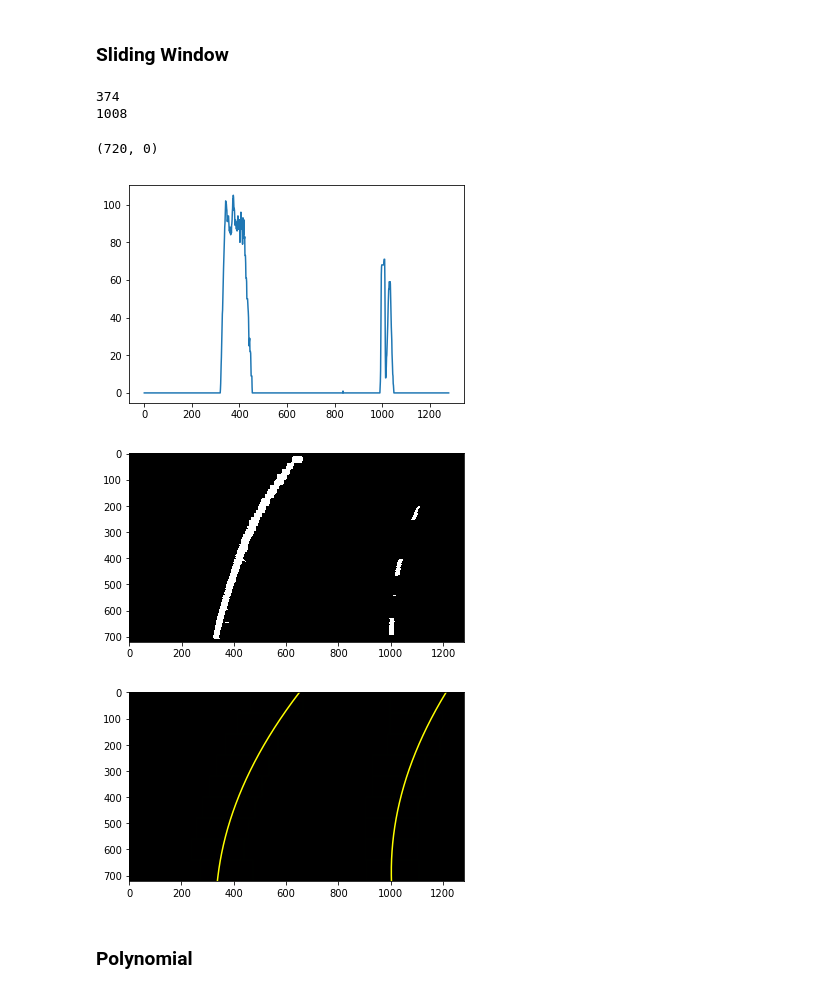
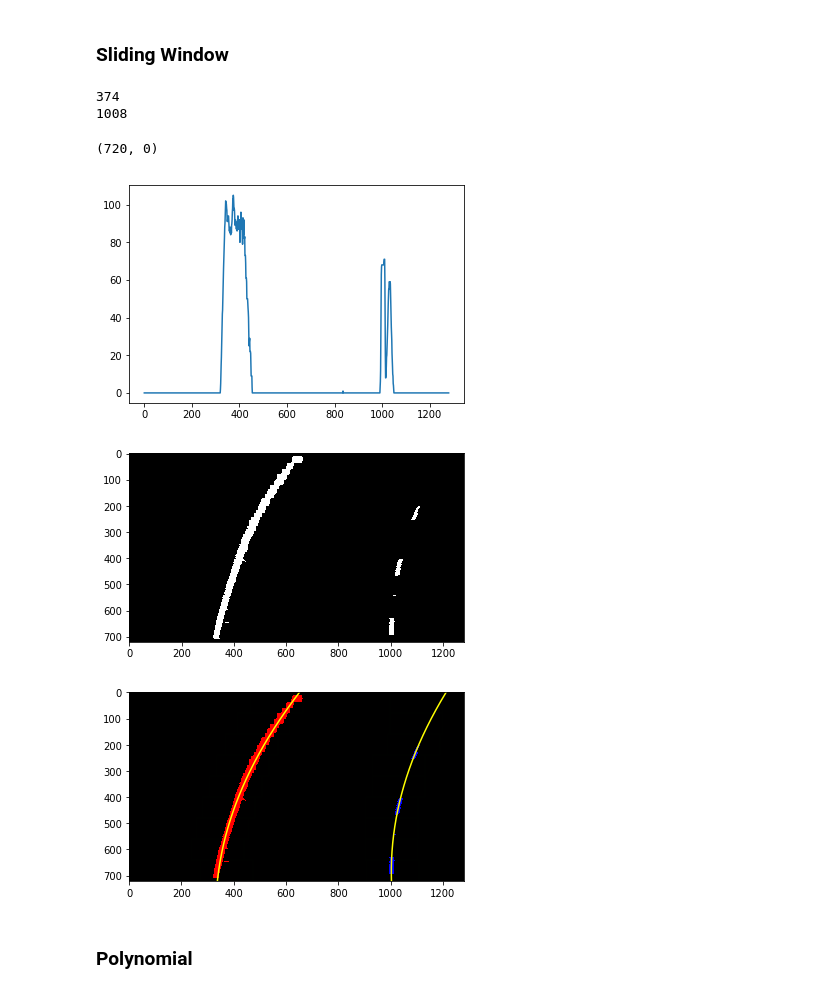
Before and after one commit to Maesla/Advanced-Lane-Lines, a Jupyter notebook: advance_lane_lines.ipynb, the cells around one changed output. Cells and saved outputs as stored; diff of their text form; code cells hidden in the pictures.

```diff
--- a/advance_lane_lines.ipynb
+++ b/advance_lane_lines.ipynb
@@ -516,36 +516,36 @@ for window in range(nwindows):
 left_lane_inds = np.concatenate(left_lane_inds)
 right_lane_inds = np.concatenate(right_lane_inds)
 
 # Extract left and right line pixel positions
 leftx = nonzerox[left_lane_inds]
 lefty = nonzeroy[left_lane_inds]
 rightx = nonzerox[right_lane_inds]
 righty = nonzeroy[right_lane_inds]
 
 # Fit a second order polynomial to each
 left_fit = np.polyfit(lefty, leftx, 2)
 right_fit = np.polyfit(righty, rightx, 2)
 
 # Generate x and y values for plotting
 ploty = np.linspace(0, binary_warped.shape[0]-1, binary_warped.shape[0] )
 left_fitx = left_fit[0]*ploty**2 + left_fit[1]*ploty + left_fit[2]
 right_fitx = right_fit[0]*ploty**2 + right_fit[1]*ploty + right_fit[2]
 
-out_img[nonzeroy[left_lane_inds], nonzerox[left_lane_inds]] = [1, 0, 0]
-out_img[nonzeroy[right_lane_inds], nonzerox[right_lane_inds]] = [0, 0, 1]
+out_img[nonzeroy[left_lane_inds], nonzerox[left_lane_inds]] = [255, 0, 0]
+out_img[nonzeroy[right_lane_inds], nonzerox[right_lane_inds]] = [0, 0, 255]
 plt.figure(2)
 plt.imshow(out_img)
 plt.plot(left_fitx, ploty, color='yellow')
 plt.plot(right_fitx, ploty, color='yellow')
 plt.xlim(0, 1280)
 plt.ylim(720, 0)
 # %% [output]
 374
 1008
 (720, 0)
 [figure]
 [figure]
-[figure, old version]
+[figure, new version]
 # %% [markdown]
 ### Polynomial
 # %%
```
Also changed, not shown: parts of 4 cells of this notebook, 3 other files.
